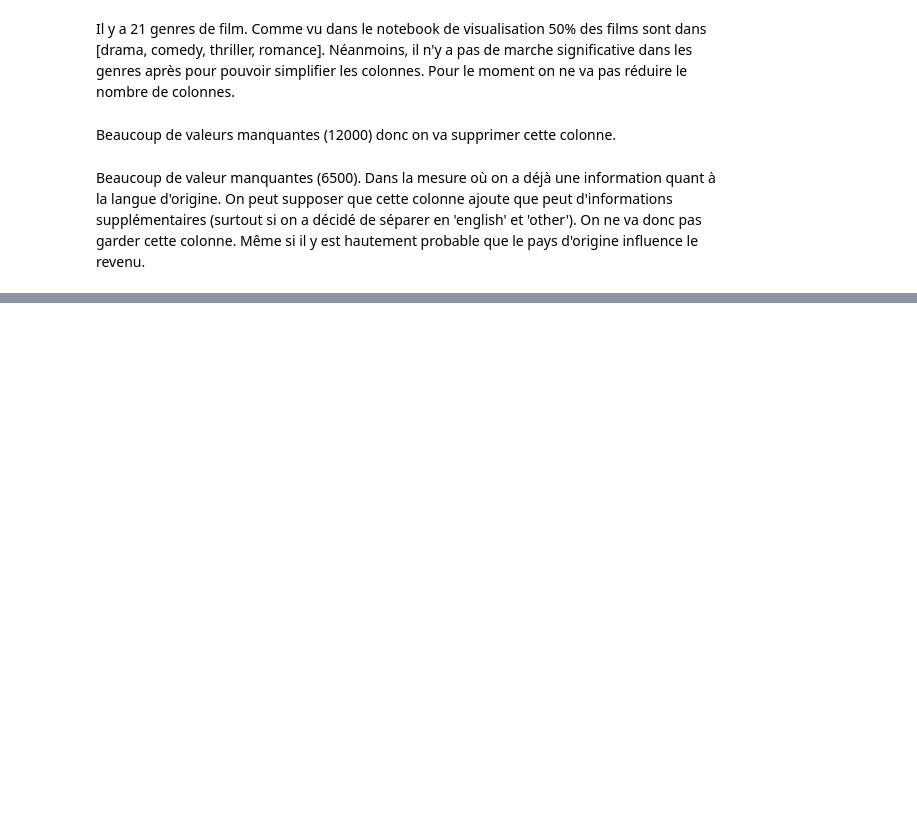
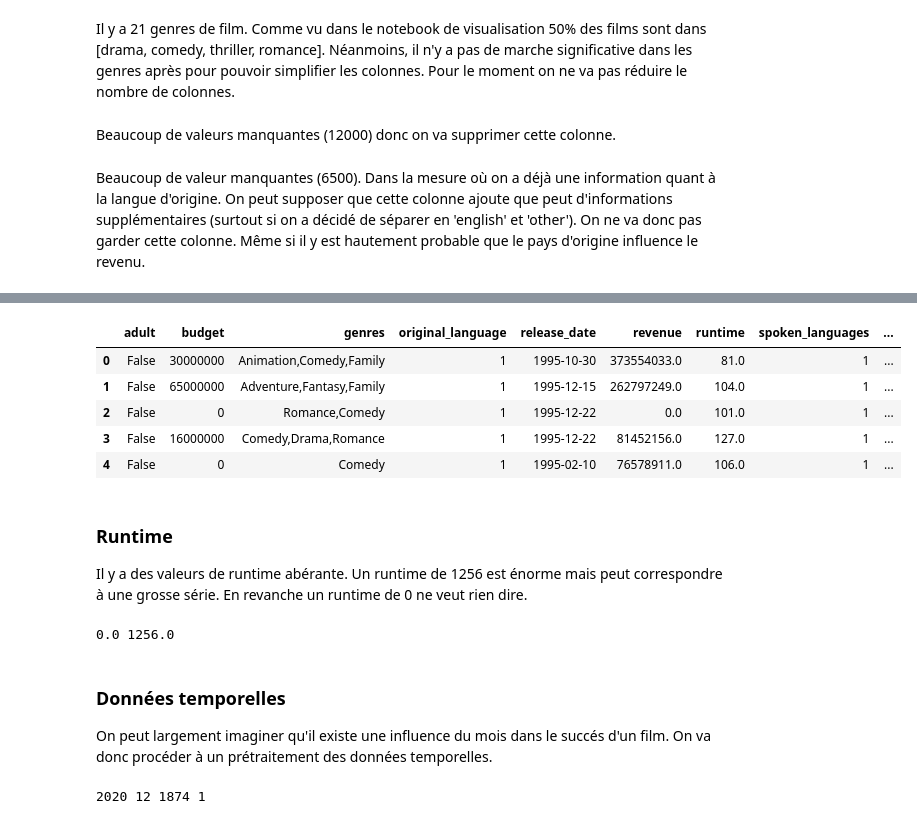
Before and after one commit to Aaramis/Film_recommandation, a Jupyter notebook: data_transformation.ipynb, the cells around one changed output, grey strips where cells are left out. Drawn from its saved outputs; the diff is of its cells as text; code cells hidden in the pictures; blank space fills up the shorter version.

```diff
--- a/data_transformation.ipynb
+++ b/data_transformation.ipynb
@@ -132 +219,25 @@ Il y a quelques valeurs manqunates que nous allons ajouter à 0 (correspondant
+# %%
+# df.characters_gender = df.characters_gender.fillna(0)
+i = 0
+nb_cha = []
+ratio_f = []
+ratio_h = []
+for line in df.crew_gender :
+    liste = line.split(',')
+    zero = liste.count('0')
+    fem = liste.count('1')
+    hom = liste.count('2')
+    nb_cha.append(fem + hom + zero)
+    if ((fem + hom + zero) > 0) :
+        ratio_f.append(fem /(fem + hom + zero))
+        ratio_h.append(hom /(fem + hom + zero))
+    else :
+        ratio_f.append(0)
+        ratio_h.append(0)
+    # print(zero,fem,hom)
+
+df = df.assign(nb_crew = nb_cha)
+df = df.assign(r_fem_crew = ratio_f)
+df = df.assign(r_hom_crew = ratio_h)
+# df.pop('C')
 # %%
@@ -133,0 +259,17 @@ df.characters_gender = df.characters_gender.fillna(0)
+# %%
+df.head()
+# %% [output]
+|  | adult | budget | genres | original_language | release_date | revenue | runtime | spoken_languages | ... |
+| 0 | False | 30000000 | Animation,Comedy,Family | 1 | 1995-10-30 | 373554033.0 | 81.0 | 1 | ... |
+| 1 | False | 65000000 | Adventure,Fantasy,Family | 1 | 1995-12-15 | 262797249.0 | 104.0 | 1 | ... |
+| 2 | False | 0 | Romance,Comedy | 1 | 1995-12-22 | 0.0 | 101.0 | 1 | ... |
+| 3 | False | 16000000 | Comedy,Drama,Romance | 1 | 1995-12-22 | 81452156.0 | 127.0 | 1 | ... |
+| 4 | False | 0 | Comedy | 1 | 1995-02-10 | 76578911.0 | 106.0 | 1 | ... |
+# %% [markdown]
+### Runtime
+
+Il y a des valeurs de runtime abérante. Un runtime de 1256 est énorme mais peut correspondre à une grosse série. En revanche un runtime de 0 ne veut rien dire.
+# %%
+print(df.runtime.min(), df.runtime.max())
+# %% [output]
+0.0 1256.0
@@ -133,0 +280,4 @@ df.characters_gender = df.characters_gender.fillna(0)
+# %% [markdown]
+### Données temporelles
+
+On peut largement imaginer qu'il existe une influence du mois dans le succés d'un film. On va donc procéder à un prétraitement des données temporelles.
@@ -133,0 +294,4 @@ df.characters_gender = df.characters_gender.fillna(0)
+# %%
+print(df.release_year.max(),df.release_month.max(),df.release_year.min(),df.release_month.min())
+# %% [output]
+2020 12 1874 1
```
Also changed, not shown: parts of 37 cells of this notebook, 3 other files.
